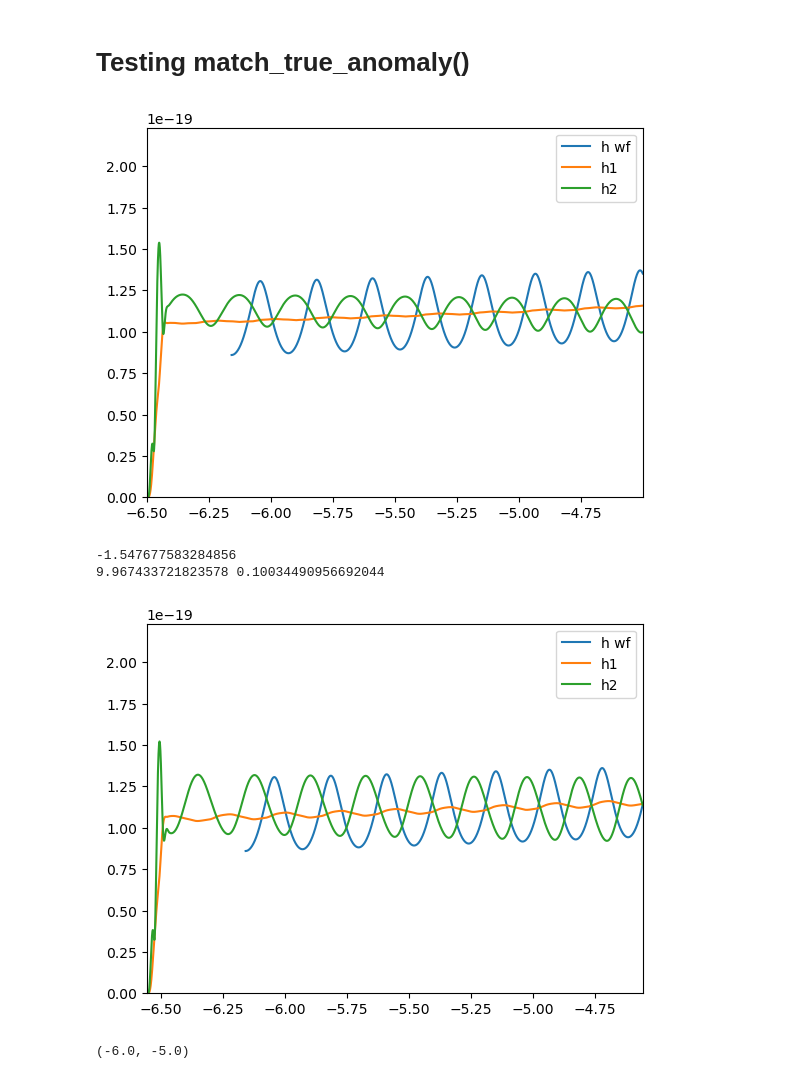
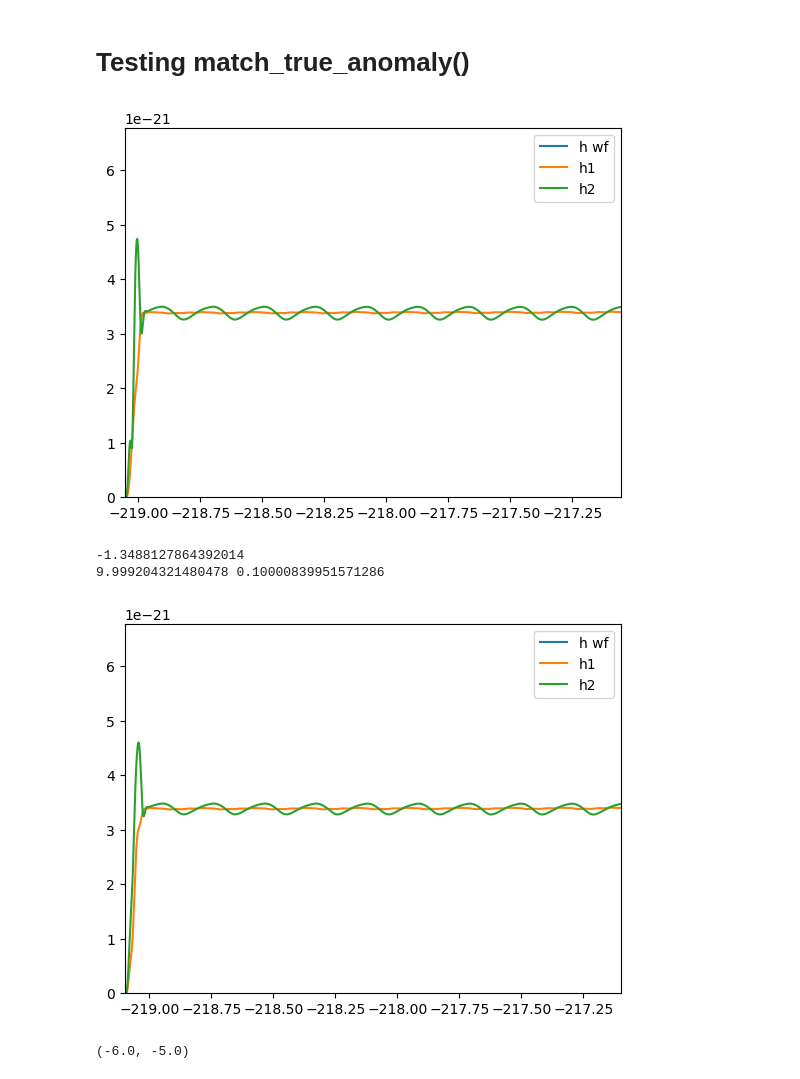
Before and after one commit to BenGPatterson/EccentricBinaries, a Jupyter notebook: notebooks/shifting_h1_h2.ipynb, the cells around one changed output. Drawn from its saved outputs; the diff is of its cells as text; code cells hidden in the pictures.

```diff
--- a/notebooks/shifting_h1_h2.ipynb
+++ b/notebooks/shifting_h1_h2.ipynb
@@ -725,13 +725,13 @@ def match_true_anomaly_test(wf_h, n, f_low, e, M, q, sample_rate, approximant, f
     # Returns match(es)
     return match
 # %%
-h = gen_wf(10, 0.15, chirp2total(24, 2), 2, 4096, 'TEOBResumS')
-a = match_true_anomaly_test(h, 4, 10, 0.1, chirp2total(24, 2), 2, 4096, 'TEOBResumS', 'quad')
+h = gen_wf(10, 0.15, chirp2total(3, 2), 2, 4096, 'TEOBResumS')
+a = match_true_anomaly_test(h, 4, 10, 0.1, chirp2total(3, 2), 2, 4096, 'TEOBResumS', 'quad')
 # %% [output]
-[figure, old version]
+[figure, new version]
--1.547677583284856
-9.967433721823578 0.10034490956692044
+-1.3488127864392014
+9.999204321480478 0.10000839951571286
-[figure, old version]
+[figure, new version]
 # %%
 _, h1, h2, h3, h4, s1, s2, s3, s4 = get_h([1,1,1,1], 10, 0.1, chirp2total(24, 2), 2, 4096)
 _, h_1, h_2, h_3, h_4, s_1, s_2, s_3, s_4 = get_h([1,1,1,1], 9.967433721823578, 0.1*(10/9.967433721823578)**(19/18), chirp2total(24, 2), 2, 4096)
```
Also changed, not shown: parts of 1 cell of this notebook, 4 other files.
